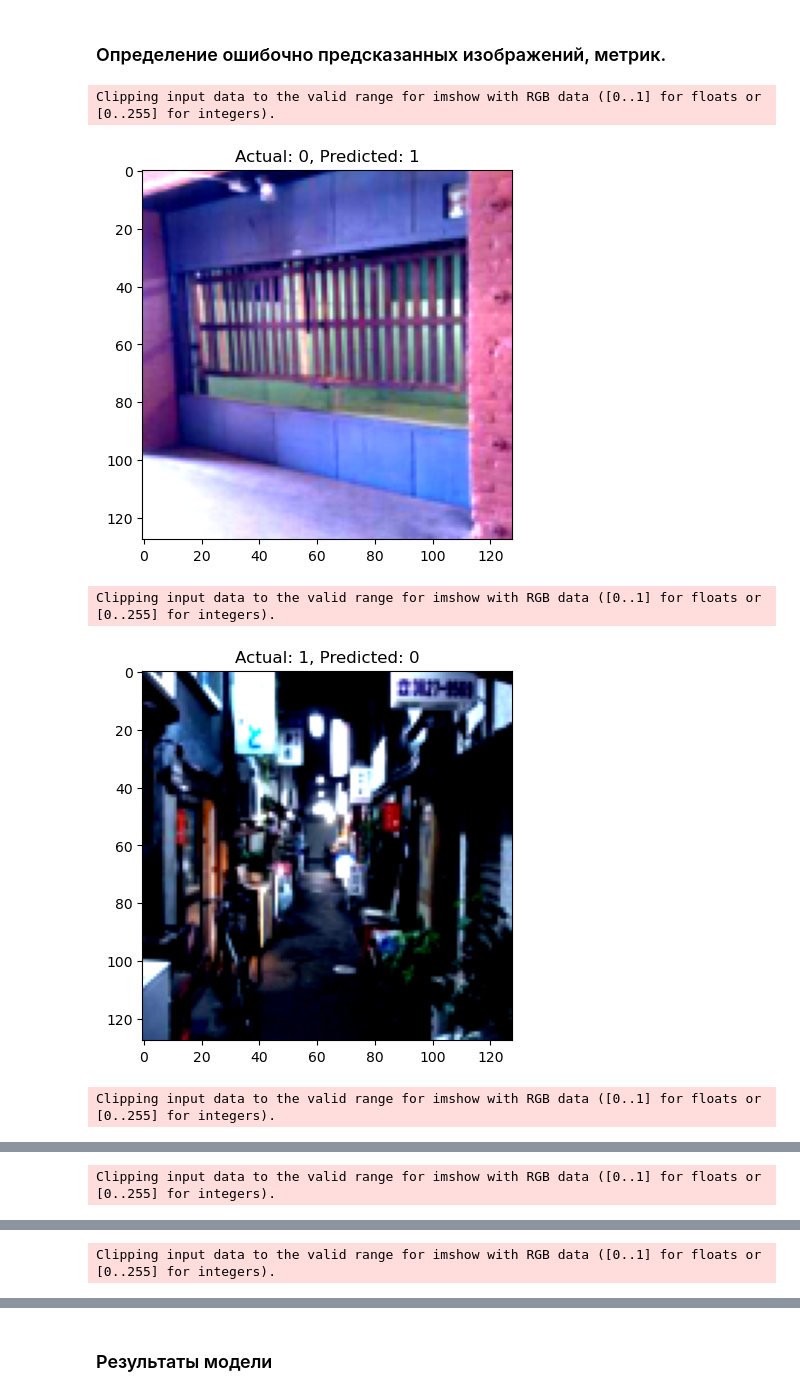
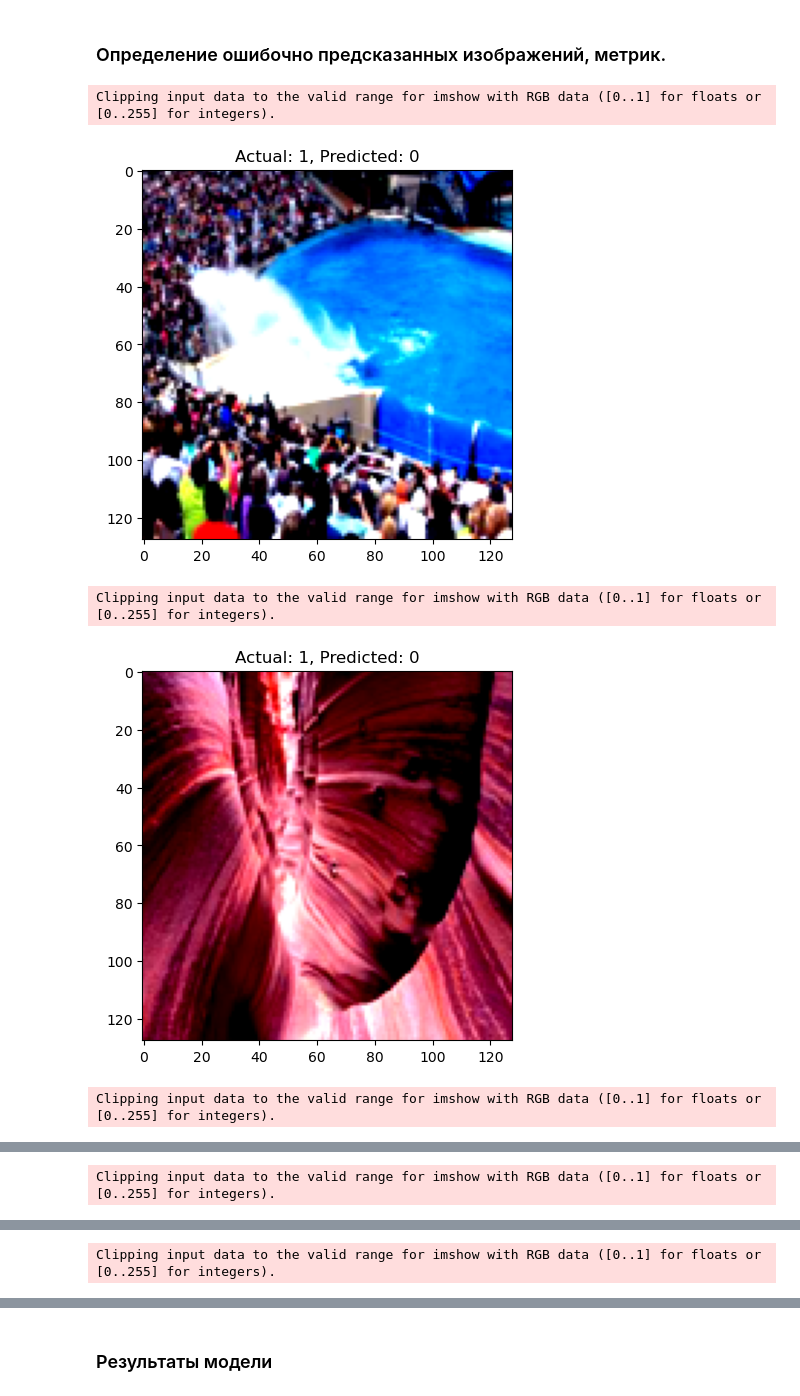
Before and after one commit to artrsyf/VK-DL, a Jupyter notebook: lecture3/homework/indoor_outdoor.ipynb, the cells around one changed output, grey strips where cells are left out. Saved outputs shown, nothing was run; the diff lists cells and outputs as text; code cells hidden in the pictures.

```diff
--- a/lecture3/homework/indoor_outdoor.ipynb
+++ b/lecture3/homework/indoor_outdoor.ipynb
@@ -47,7 +48,7 @@ test_size = len(dataset) - train_size - val_size
 Данные разделяю по 256 батчей (~ 3.5 GB VRAM) для более быстрой обработки
 # %%
 train_data, val_data, test_data = random_split(dataset, [train_size, val_size, test_size])
-batch_size = 256 # Уменьшить при переполнении памяти
+batch_size = 128 # Уменьшить при переполнении памяти
 
 train_loader = DataLoader(train_data, batch_size=batch_size, shuffle=True)
 val_loader = DataLoader(val_data, batch_size=batch_size, shuffle=False)
@@ -60,19 +76,27 @@ class CNNModel(nn.Module):
         self.conv_layers = nn.Sequential(
             nn.Conv2d(3, 32, kernel_size=3, stride=1, padding=1), # rgb
             nn.ReLU(),
+            nn.BatchNorm2d(32),
             nn.MaxPool2d(kernel_size=2, stride=2),
 
             nn.Conv2d(32, 64, kernel_size=3, stride=1, padding=1),
             nn.ReLU(),
+            nn.BatchNorm2d(64),
             nn.MaxPool2d(kernel_size=2, stride=2),
 
             nn.Conv2d(64, 128, kernel_size=3, stride=1, padding=1),
             nn.ReLU(),
+            nn.BatchNorm2d(128),
+            nn.MaxPool2d(kernel_size=2, stride=2),
+
+            nn.Conv2d(128, 256, kernel_size=3, stride=1, padding=1),
+            nn.ReLU(),
+            nn.BatchNorm2d(256),
             nn.MaxPool2d(kernel_size=2, stride=2)
         )
 
         self.fc_layers = nn.Sequential(
-            nn.Linear(128 * 16 * 16, 512),
+            nn.Linear(256 * 8 * 8, 512),
             nn.ReLU(),
             nn.Dropout(0.5),
 
@@ -83,5 +107,4 @@ class CNNModel(nn.Module):
         x = self.conv_layers(x)
         x = x.view(x.size(0), -1)
         x = self.fc_layers(x)
-
         return x
@@ -226,4 +356,7 @@ def evaluate_model(model, loader, criterion):
+# %%
+ou_model = OutInModel(model, criterion, optimizer)
 # %%
 if not TRAIN_FROM_CHECKPOINT:
-    train_model(model, train_loader, val_loader, criterion, optimizer, num_epochs=15)
+    torch.cuda.empty_cache()
+    ou_model.train_model(train_loader, val_loader, num_epochs=4)
 # %% [output]
@@ -316,36 +456,36 @@ def inference_and_visualize_errors(model, test_loader):
     with torch.no_grad():
         for inputs, labels in test_loader:
             inputs, labels = inputs.to(device), labels.to(device)
 
             outputs = model(inputs)
             predicted = (outputs > 0.5).float().view(-1)
 
             all_labels.extend(labels.cpu().numpy())
             all_preds.extend(predicted.cpu().numpy())
 
             incorrect_indices = (predicted != labels).nonzero(as_tuple=True)[0]
 
             for idx in incorrect_indices:
                 incorrect_images.append(inputs[idx].cpu())
                 incorrect_labels.append(labels[idx].cpu().item())
                 incorrect_preds.append(predicted[idx].cpu().item())
 
     f1 = f1_score(all_labels, all_preds)
     conf_matrix = confusion_matrix(all_labels, all_preds)
     acc = accuracy_score(all_labels, all_preds)
 
     for i in range(min(10, len(incorrect_images))):
         imshow(incorrect_images[i], f'Actual: {int(incorrect_labels[i])}, Predicted: {int(incorrect_preds[i])}')
 
-        writer.add_image(f'Error_{i}', incorrect_images[i])
-        writer.add_text(f'Error_{i}', f'Actual: {int(incorrect_labels[i])}, Predicted: {int(incorrect_preds[i])}')
+        ou_model.writer.add_image(f'Error_{i}', incorrect_images[i])
+        ou_model.writer.add_text(f'Error_{i}', f'Actual: {int(incorrect_labels[i])}, Predicted: {int(incorrect_preds[i])}')
 
     return f1, conf_matrix, acc
 
 f1, conf_matrix, acc = inference_and_visualize_errors(model, test_loader)
 # %% [output]
 Clipping input data to the valid range for imshow with RGB data ([0..1] for floats or [0..255] for integers).
-[figure, old version]
+[figure, new version]
 Clipping input data to the valid range for imshow with RGB data ([0..1] for floats or [0..255] for integers).
-[figure, old version]
+[figure, new version]
 Clipping input data to the valid range for imshow with RGB data ([0..1] for floats or [0..255] for integers).
```
Also changed, not shown: parts of 14 cells of this notebook.
